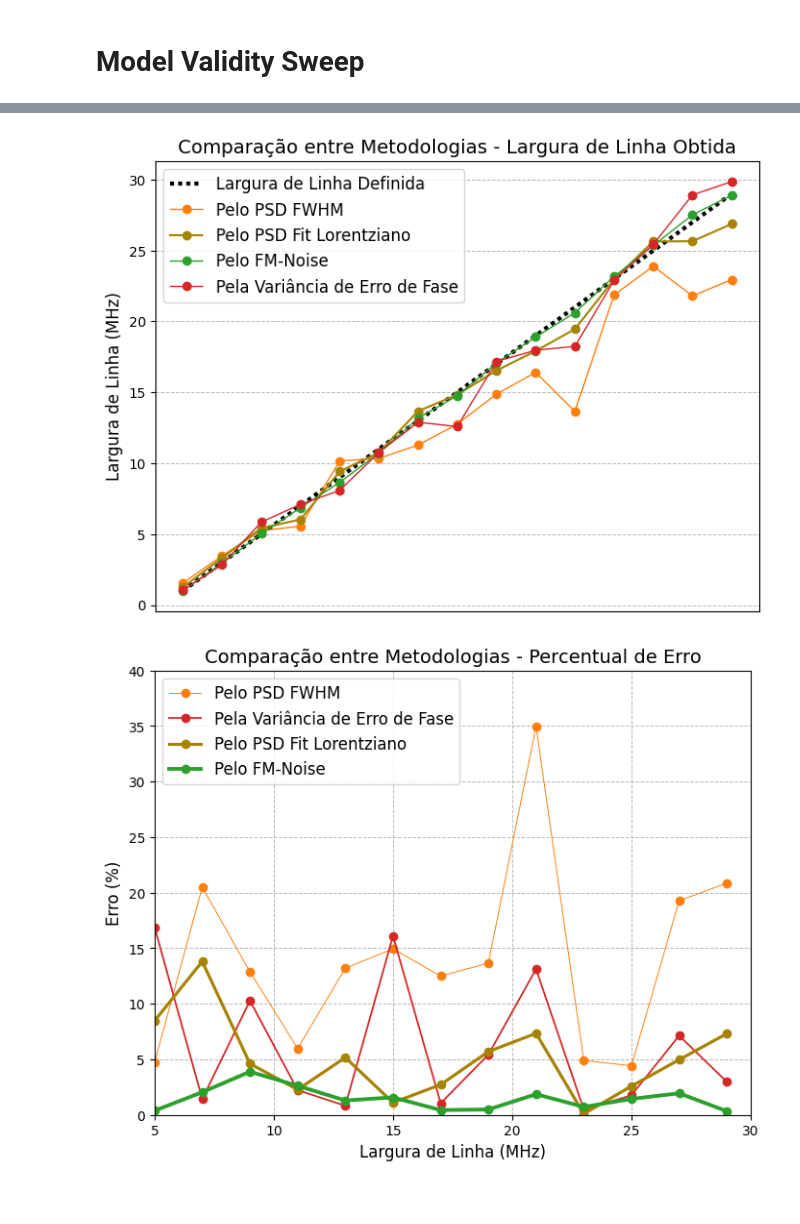
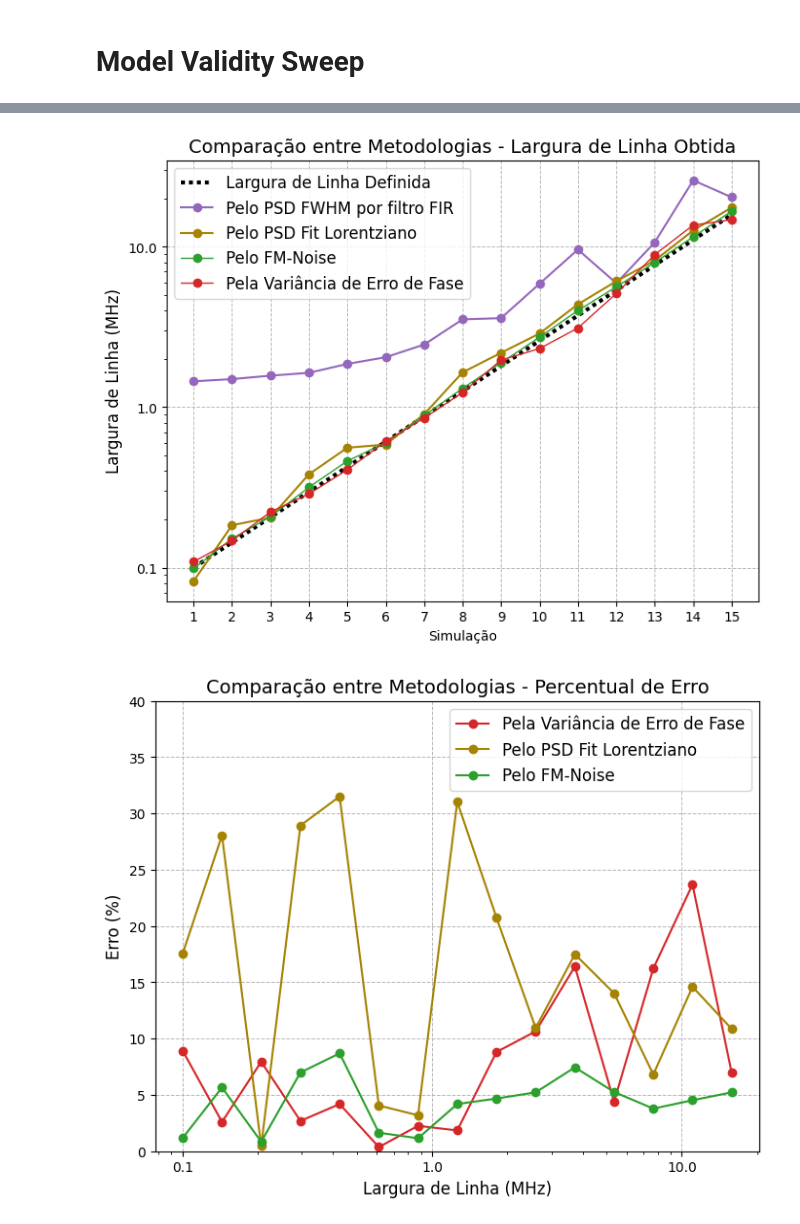
Before and after one commit to CaioRodrigues200/Laser-Study, a Jupyter notebook: Projects/Delayed_Self_Heterodyne/LorentzTesting.ipynb, the cells around one changed output, grey strips where cells are left out. Saved outputs shown, nothing was run; the diff lists cells and outputs as text; code cells hidden in the pictures; blank space fills up the shorter version.

Commit message:
Post-Corrections

```diff
--- a/Projects/Delayed_Self_Heterodyne/LorentzTesting.ipynb
+++ b/Projects/Delayed_Self_Heterodyne/LorentzTesting.ipynb
@@ -1022,7 +913,7 @@ plt.savefig("FWHMxLorentzianFit3.pdf", format="pdf")
 ### FWHM comparison
 # %%
 tapsArray = np.linspace(10,1000,50)
-DefLwArray = np.linspace(5e6,30e6,5)
+DefLwArray = np.array([0.5,5,15])*1e6
 lwMatrix = np.zeros((len(tapsArray),len(DefLwArray)))
 
 centerFreq = 2e9
@@ -1094,15 +985,25 @@ for k in range(len(DefLwArray)):
 
     progress_bar.update(1)  # Updates progress bar
 
+colorArray = ['C1','C3','C4']
+
 plt.figure(figsize=(11,5))
 for i in range(len(DefLwArray)):
-    plt.plot(tapsArray,lwMatrix[:,i]/2,'-o',label=f'LW definida = {DefLwArray[i]*1e-6} MHz')
+    plt.plot(tapsArray,lwMatrix[:,i]/2,'-o', color=colorArray[i])
+    plt.hlines(DefLwArray[i]*1e-6,linestyle='--',xmin=0,xmax=tapsArray[-1]*1.02,color=colorArray[i],label=f'LW definida = {DefLwArray[i]*1e-6} MHz')
 
 plt.xlabel('Número de taps',fontsize=12)
 plt.ylabel('Largura de linha medida (/2) (MHz)',fontsize=12)
 plt.title(f'Largura de Linha x Número de taps do Filtro FIR com {int(TotalN)} amostras | Método FWHM',fontsize=14)
 plt.grid(linestyle='--', linewidth=0.7, alpha=0.9)
+plt.grid(which='minor', axis='y', linestyle=':', linewidth=1, alpha=1)
 plt.legend(fontsize=10)
+plt.xlim(0,tapsArray[-1]*1.02)
+plt.yscale('log')
+
+plt.gca().yaxis.set_major_formatter(ScalarFormatter())
+plt.gca().yaxis.get_major_formatter().set_scientific(False)
+plt.gca().yaxis.get_major_formatter().set_useOffset(False)
 
 plt.savefig("FWHMSweep.pdf", format="pdf")
 # %% [output]
@@ -1455,7 +1183,7 @@ Hamming Total Decrease (inverted) : 21.51727623859189  | Correction Ratio : 21.7
 # %% [markdown]
 ## Phase-Error Variance
 # %%
-ShiftArray = np.linspace(0,8000,75)
+ShiftArray = np.linspace(0,2000,75)
 
 CplxSig = FilteredI_Sig + 1j*FilteredQ_Sig
 varianceArray = np.zeros(len(ShiftArray))
@@ -1488,0 +1217,3 @@ $\displaystyle FM~noise~white~spectral~density = 4.927684 ~MHz~(DFB)~~~|~~~ Phas
+# %%
+sampleRatioArray = np.logspace(-2.3,0,20)  # Take a fraction of total sample array
+print(sampleRatioArray)
@@ -1779,33 +1729,44 @@ Mean Error from Phase Noise Variance: 6.047781239683145 %
 # %%
 plt.figure(figsize=(8,6))
-plt.plot(lwArray[::2]*1e-6, color='black', linestyle=(0, (1, 1)), linewidth=3, markersize=5, label='Largura de Linha Definida')
-plt.plot(PSDArray[::2]*1e-6,'-o',color='C1',linewidth=1,label='Pelo PSD FWHM')
-plt.plot(PSDFitArray[::2]*1e-6,'-o',color='#a68303',linewidth=1.5,label='Pelo PSD Fit Lorentziano')
-plt.plot(correctFac*FMArray[::2]*1e-6,'-o',color='C2',linewidth=1,label='Pelo FM-Noise')
-# plt.plot(FMArray[::2]*1e-6,'-o',color='C4',linewidth=1,label='Pelo FM-Noise')
-plt.plot(PNoiseArray[::2]*1e-6,'-o',color='C3',linewidth=1,label='Pela Variância de Erro de Fase')
+plt.plot(np.arange(1,len(lwArray)+1),lwArray*1e-6, color='black', linestyle=(0, (1, 1)), linewidth=3, markersize=5, label='Largura de Linha Definida')
+plt.plot(np.arange(1,len(lwArray)+1),PSDFWHMArray,'-o',color='C4',linewidth=1.5,label='Pelo PSD FWHM por filtro FIR')
+plt.plot(np.arange(1,len(lwArray)+1),PSDFitArray*1e-6,'-o',color='#a68303',linewidth=1.5,label='Pelo PSD Fit Lorentziano')
+plt.plot(np.arange(1,len(lwArray)+1),correctFac*FMArray*1e-6,'-o',color='C2',linewidth=1,label='Pelo FM-Noise')
+plt.plot(np.arange(1,len(lwArray)+1),PNoiseArray*1e-6,'-o',color='C3',linewidth=1,label='Pela Variância de Erro de Fase')
 plt.ylabel('Largura de Linha (MHz)',fontsize=12)
-plt.xticks([])
+plt.xlabel('Simulação')
+plt.yscale('log')
 plt.title('Comparação entre Metodologias - Largura de Linha Obtida',fontsize=14)
 plt.legend(fontsize=12)
 plt.grid(linestyle='--', linewidth=0.7, alpha=0.9)
 
+plt.gca().yaxis.set_major_formatter(ScalarFormatter())
+plt.gca().yaxis.get_major_formatter().set_scientific(False)
+plt.gca().yaxis.get_major_formatter().set_useOffset(False)
+
+plt.xticks(np.arange(1, len(lwArray)+1, 1))
+
 plt.savefig("MethodsLW.pdf", format="pdf")
 
 plt.figure(figsize=(8,6))
-plt.plot(lwArray[::2]*1e-6,100*np.abs(PSDArray-lwArray)[::2]/lwArray[::2],'-o',color='C1',linewidth=0.7,label='Pelo PSD FWHM')
-plt.plot(lwArray[::2]*1e-6,100*np.abs(PNoiseArray-lwArray)[::2]/lwArray[::2],'-o',color='C3',linewidth=1.3,label='Pela Variância de Erro de Fase')
-plt.plot(lwArray[::2]*1e-6,100*np.abs(PSDFitArray-lwArray)[::2]/lwArray[::2],'-o',color='#a68303',linewidth=2.3,label='Pelo PSD Fit Lorentziano')
-plt.plot(lwArray[::2]*1e-6,100*np.abs(correctFac*FMArray-lwArray)[::2]/lwArray[::2],'-o',color='C2',linewidth=2.8,label='Pelo FM-Noise')
-plt.xlim(5,30)
+# plt.plot(lwArray*1e-6,100*np.abs(PSDFWHMArray*1e6-lwArray)/lwArray,'-o',color='C4',linewidth=1.5,label='Pelo PSD FWHM por filtro FIR')
+plt.plot(lwArray*1e-6,100*np.abs(PNoiseArray-lwArray)/lwArray,'-o',color='C3',label='Pela Variância de Erro de Fase')
+plt.plot(lwArray*1e-6,100*np.abs(PSDFitArray-lwArray)/lwArray,'-o',color='#a68303',label='Pelo PSD Fit Lorentziano')
+plt.plot(lwArray*1e-6,100*np.abs(correctFac*FMArray-lwArray)/lwArray,'-o',color='C2',label='Pelo FM-Noise')
+# plt.xlim(5,30)
 plt.ylim(0,40)
 plt.ylabel('Erro (%)',fontsize=12)
 plt.xlabel('Largura de Linha (MHz)',fontsize=12)
+plt.xscale('log')
 plt.title('Comparação entre Metodologias - Percentual de Erro',fontsize=14)
 plt.legend(fontsize=12)
 plt.grid(linestyle='--', linewidth=0.7, alpha=0.9)
 
+plt.gca().xaxis.set_major_formatter(ScalarFormatter())
+plt.gca().xaxis.get_major_formatter().set_scientific(False)
+plt.gca().xaxis.get_major_formatter().set_useOffset(False)
+
 plt.savefig("MethodsLWError.pdf", format="pdf")
 # %% [output]
-[figure, old version]
+[figure, new version]
-[figure, old version]
+[figure, new version]
```
Also changed, not shown: parts of 37 cells of this notebook, 15 other files.
